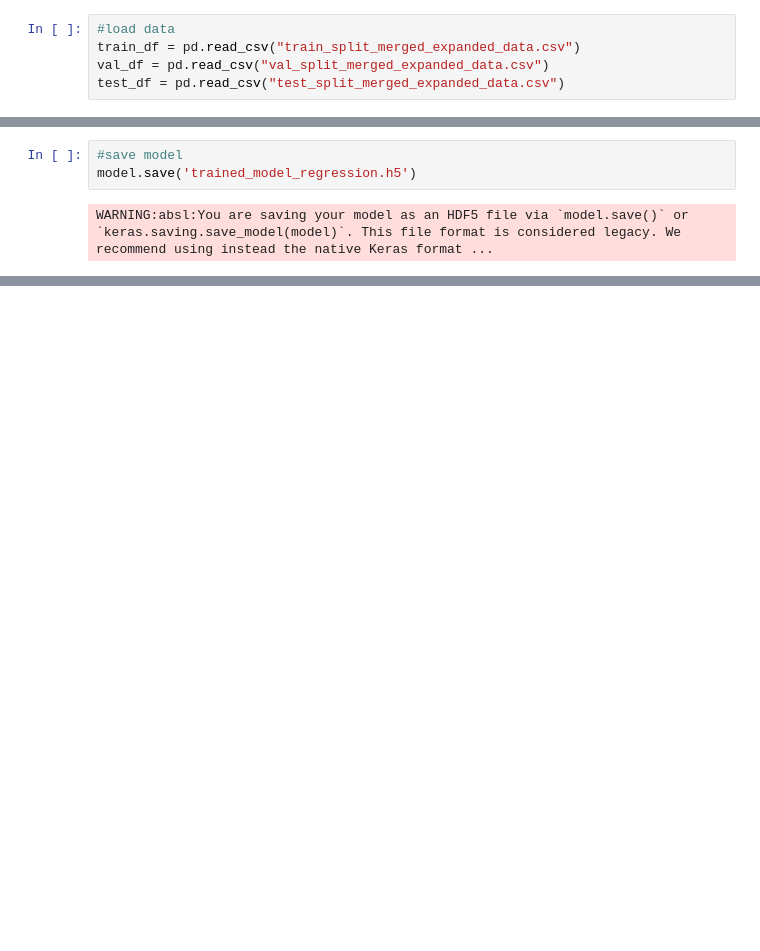
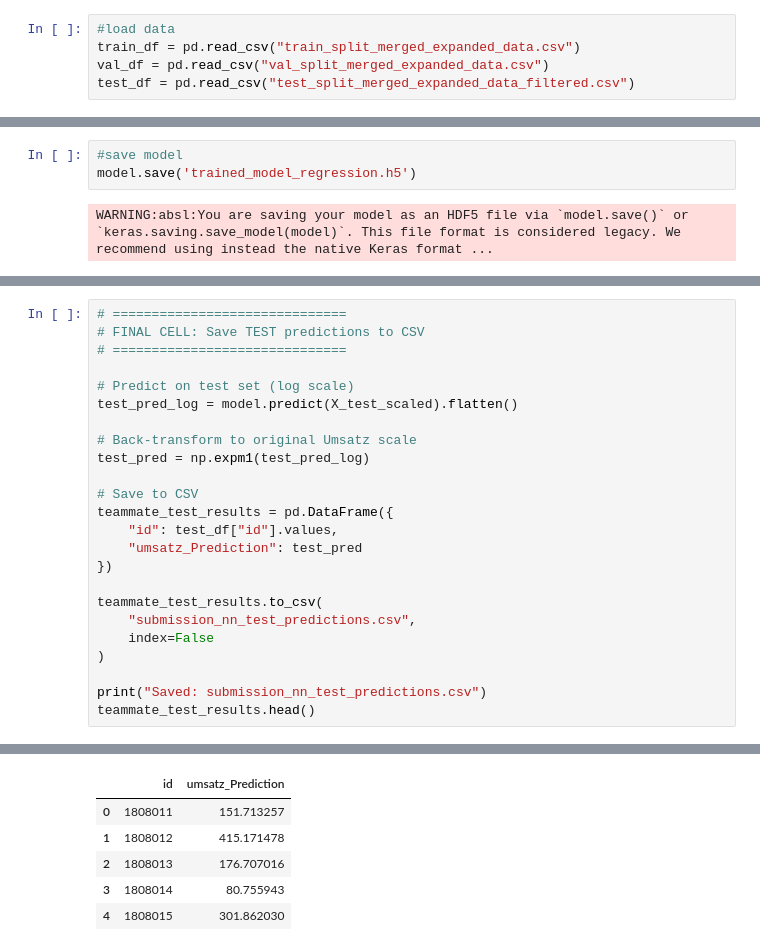
Before and after one commit to vikilouisa/Group-12---Introduction-to-Data-Science-Machine-Learning, a Jupyter notebook: neural_net_via_regression_byLone.ipynb, the cells around one changed output, grey strips where cells are left out. Saved outputs shown, nothing was run; the diff lists cells and outputs as text; blank space fills up the shorter version.

Commit message:
Fix NN test split filtering and align submission IDs with Kaggle

```diff
--- a/neural_net_via_regression_byLone.ipynb
+++ b/neural_net_via_regression_byLone.ipynb
@@ -14,7 +14,7 @@ from tensorflow.keras.models import load_model
 #load data
 train_df = pd.read_csv("train_split_merged_expanded_data.csv")
 val_df = pd.read_csv("val_split_merged_expanded_data.csv")
-test_df = pd.read_csv("test_split_merged_expanded_data.csv")
+test_df = pd.read_csv("test_split_merged_expanded_data_filtered.csv")
 # %%
 #datetime
 train_df['date'] = pd.to_datetime(train_df['date'])
@@ -330,0 +330,25 @@ MAE on the Validation Data: 40.64
+# %%
+# ==============================
+# FINAL CELL: Save TEST predictions to CSV
+# ==============================
+
+# Predict on test set (log scale)
+test_pred_log = model.predict(X_test_scaled).flatten()
+
+# Back-transform to original Umsatz scale
+test_pred = np.expm1(test_pred_log)
+
+# Save to CSV
+teammate_test_results = pd.DataFrame({
+    "id": test_df["id"].values,
+    "umsatz_Prediction": test_pred
+})
+
+teammate_test_results.to_csv(
+    "submission_nn_test_predictions.csv",
+    index=False
+)
+
+print("Saved: submission_nn_test_predictions.csv")
+teammate_test_results.head()
+# %% [output]
@@ -330,0 +357,6 @@ MAE on the Validation Data: 40.64
+|  | id | umsatz_Prediction |
+| 0 | 1808011 | 151.713257 |
+| 1 | 1808012 | 415.171478 |
+| 2 | 1808013 | 176.707016 |
+| 3 | 1808014 | 80.755943 |
+| 4 | 1808015 | 301.862030 |
```
Also changed, not shown: parts of 9 cells of this notebook, 6 other files.
